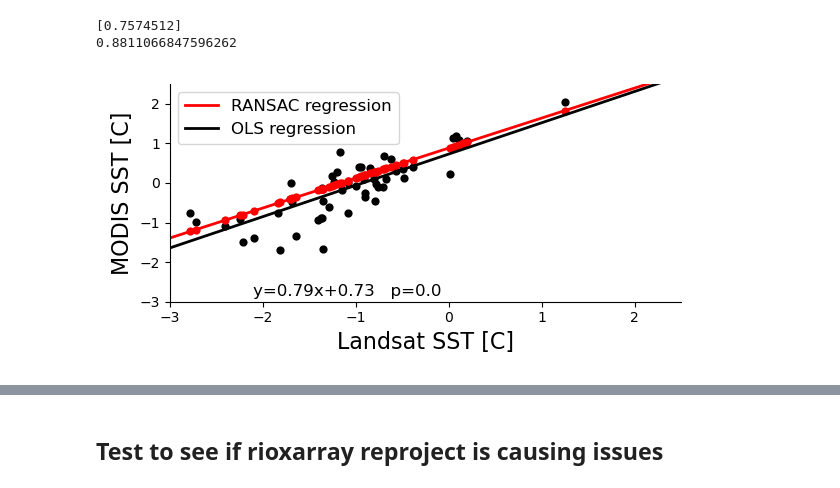
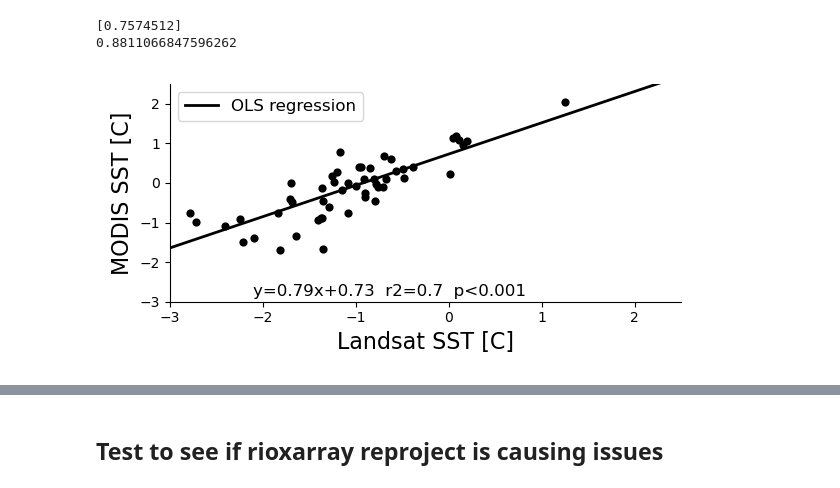
Before and after one commit to tsnow03/Landsat_SST_algorithm, a Jupyter notebook: LandsatCalibration20230815.ipynb, the cells around one changed output, grey strips where cells are left out. Saved outputs shown, nothing was run; the diff lists cells and outputs as text; code cells hidden in the pictures.

```diff
--- a/LandsatCalibration20230815.ipynb
+++ b/LandsatCalibration20230815.ipynb
@@ -984,28 +853,28 @@ print (lreg.intercept_[0])
 # %%
 # Plot data points and RANSAC regression
 fig, ax = plt.subplots(nrows=1, ncols=1, sharey=True,figsize=(6, 3))
 xi = np.arange(-7.0,5.0,1.0)
 
 data = lsat_mod_df_n
 
 a1 = ax
 a1.tick_params(labelsize=10)
 a1.scatter(data[xdata],data[ydata],color='k',linewidth=0,s=35,label='_no label_')
-a1.plot(xi,xi*lreg.coef_[0]+lreg.intercept_[0],color='r',linewidth=2,label='RANSAC regression')
-a1.scatter(xC,yLC,color='r',linewidth=0,s=35,label='_no label_')
+# a1.plot(xi,xi*lreg.coef_[0]+lreg.intercept_[0],color='r',linewidth=2,label='RANSAC regression')
+# a1.scatter(xC,yLC,color='r',linewidth=0,s=35,label='_no label_')
 a1.plot(xi,xi*resultC.params.L8_SST+resultC.params.Intercept,color='k',linewidth=2,label='OLS regression')
-a1.text(-2.1,-2.85,f'y={np.around(resultC.params.L8_SST,2)}x+{np.around(resultC.params.Intercept,2)}   p={p_val}',fontsize=12)
+a1.text(-2.1,-2.85,f'y={np.around(resultC.params.L8_SST,2)}x+{np.around(resultC.params.Intercept,2)}  r2={np.around(resultC.rsquared,2)}  p<{0.001}',fontsize=12)
 a1.spines['top'].set_visible(False)
 a1.spines['right'].set_visible(False)
 a1.set_ylim([-3,2.5])
 a1.set_xlim([-3,2.5])
 a1.set_xlabel('Landsat SST [C]',fontsize=16)
 a1.set_ylabel('MODIS SST [C]',fontsize=16)
 a1.legend(markerscale=1,fontsize=12,loc='upper left')
 
 plt.tight_layout()
 # plt.savefig('/Users/tsnow03/GoogleDrive/User/Docs/PhD_Project/Manuscripts/AmundsenCC_Manuscript/Figures/LMCalibration.jpg', format='jpg', dpi=1000)
 plt.show()
 # %% [output]
-[figure, old version]
+[figure, new version]
 # %%
```
Also changed, not shown: parts of 9 cells of this notebook, 2 other files.
